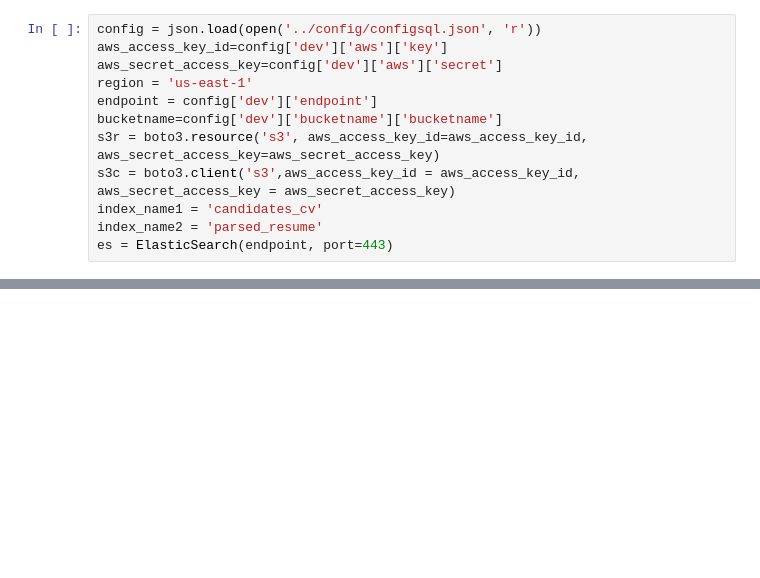
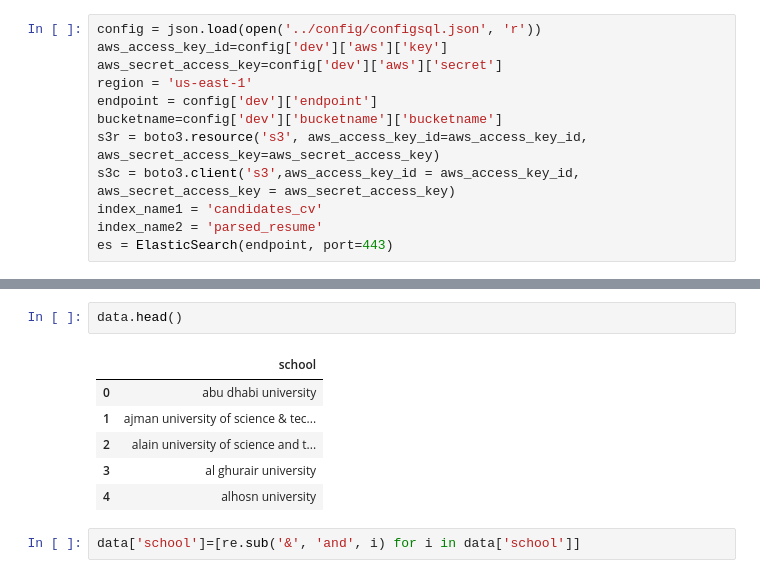
Before and after one commit to data-skeptic/dataskeptic.com, a Jupyter notebook: notebooks/resume_parser.ipynb, the cells around one changed output, grey strips where cells are left out. Cells and saved outputs as stored; diff of their text form; blank space fills up the shorter version.

```diff
--- a/notebooks/resume_parser.ipynb
+++ b/notebooks/resume_parser.ipynb
@@ -249,0 +269,11 @@ user2['education'].find('University')
+# %%
+data.head()
+# %% [output]
+|  | school |
+| 0 | abu dhabi university |
+| 1 | ajman university of science & tec... |
+| 2 | alain university of science and t... |
+| 3 | al ghurair university |
+| 4 | alhosn university |
+# %%
+data['school']=[re.sub('&', 'and', i) for i in data['school']]
```
Also changed, not shown: parts of 56 cells of this notebook.
